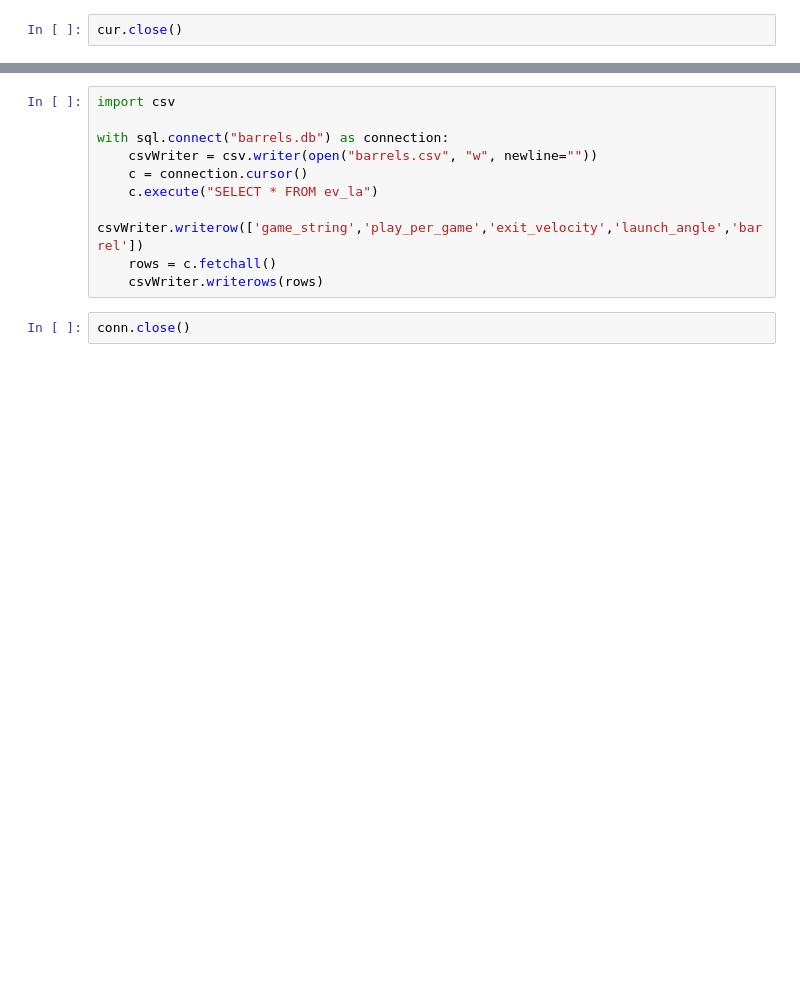
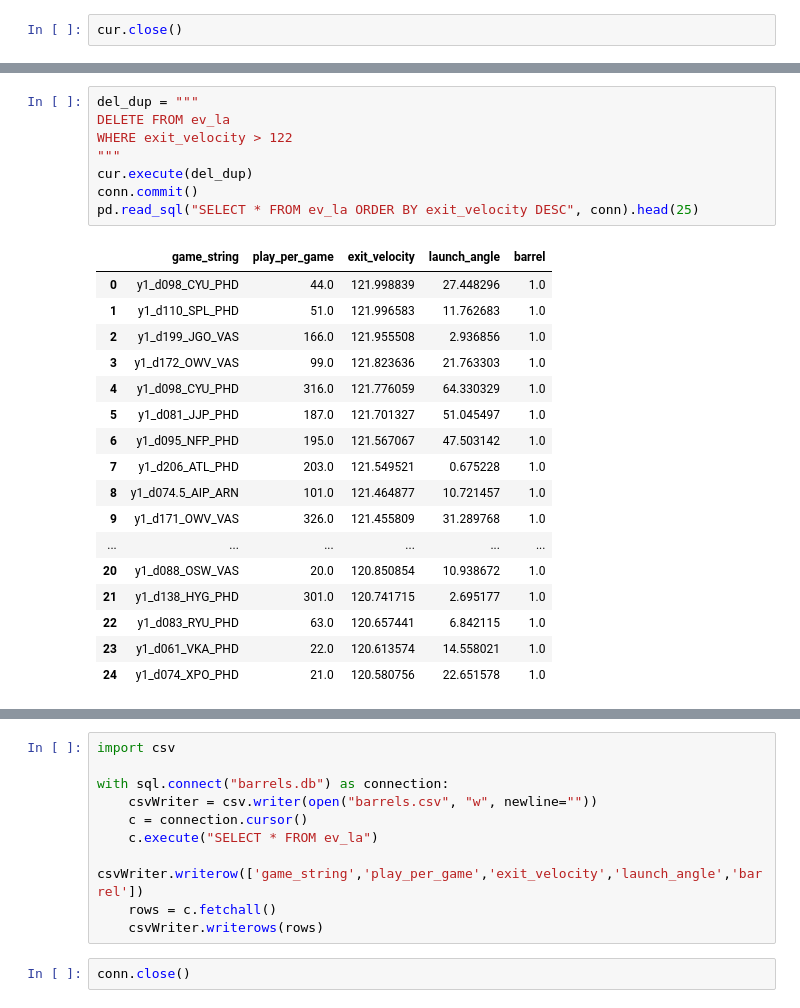
Before and after one commit to TDFelton/FirstPitchFastballFiesta, a Jupyter notebook: data_processing_linnux.ipynb, the cells around one changed output, grey strips where cells are left out. Cells and saved outputs as stored; diff of their text form; blank space fills up the shorter version.

```diff
--- a/data_processing_linnux.ipynb
+++ b/data_processing_linnux.ipynb
@@ -186,2 +365,28 @@ pd.read_sql("SELECT * FROM ev_la", conn).head(50)
+# %%
+del_dup = """
+DELETE FROM ev_la
+WHERE exit_velocity > 122
+"""
+cur.execute(del_dup)
+conn.commit()
+pd.read_sql("SELECT * FROM ev_la ORDER BY exit_velocity DESC", conn).head(25)
+# %% [output]
+|  | game_string | play_per_game | exit_velocity | launch_angle | barrel |
+| 0 | y1_d098_CYU_PHD | 44.0 | 121.998839 | 27.448296 | 1.0 |
+| 1 | y1_d110_SPL_PHD | 51.0 | 121.996583 | 11.762683 | 1.0 |
+| 2 | y1_d199_JGO_VAS | 166.0 | 121.955508 | 2.936856 | 1.0 |
+| 3 | y1_d172_OWV_VAS | 99.0 | 121.823636 | 21.763303 | 1.0 |
+| 4 | y1_d098_CYU_PHD | 316.0 | 121.776059 | 64.330329 | 1.0 |
+| 5 | y1_d081_JJP_PHD | 187.0 | 121.701327 | 51.045497 | 1.0 |
+| 6 | y1_d095_NFP_PHD | 195.0 | 121.567067 | 47.503142 | 1.0 |
+| 7 | y1_d206_ATL_PHD | 203.0 | 121.549521 | 0.675228 | 1.0 |
+| 8 | y1_d074.5_AIP_ARN | 101.0 | 121.464877 | 10.721457 | 1.0 |
+| 9 | y1_d171_OWV_VAS | 326.0 | 121.455809 | 31.289768 | 1.0 |
+| ... | ... | ... | ... | ... | ... |
+| 20 | y1_d088_OSW_VAS | 20.0 | 120.850854 | 10.938672 | 1.0 |
+| 21 | y1_d138_HYG_PHD | 301.0 | 120.741715 | 2.695177 | 1.0 |
+| 22 | y1_d083_RYU_PHD | 63.0 | 120.657441 | 6.842115 | 1.0 |
+| 23 | y1_d061_VKA_PHD | 22.0 | 120.613574 | 14.558021 | 1.0 |
+| 24 | y1_d074_XPO_PHD | 21.0 | 120.580756 | 22.651578 | 1.0 |
 # %%
 pd.read_sql("SELECT COUNT(*) FROM ev_la WHERE barrel = 1", conn).head(50)
```
Also changed, not shown: parts of 30 cells of this notebook.
